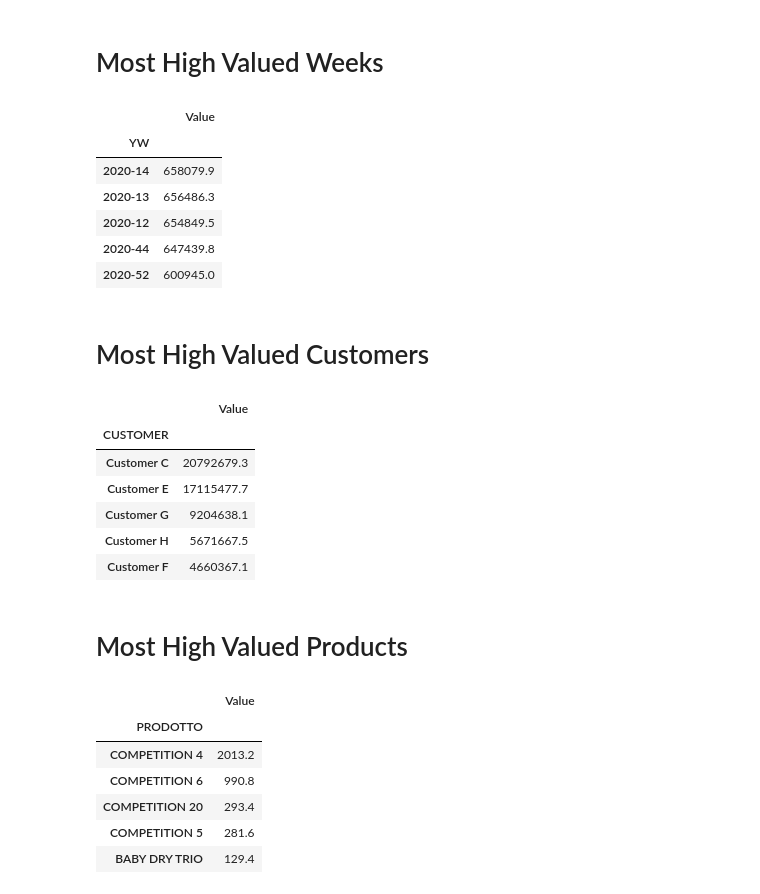
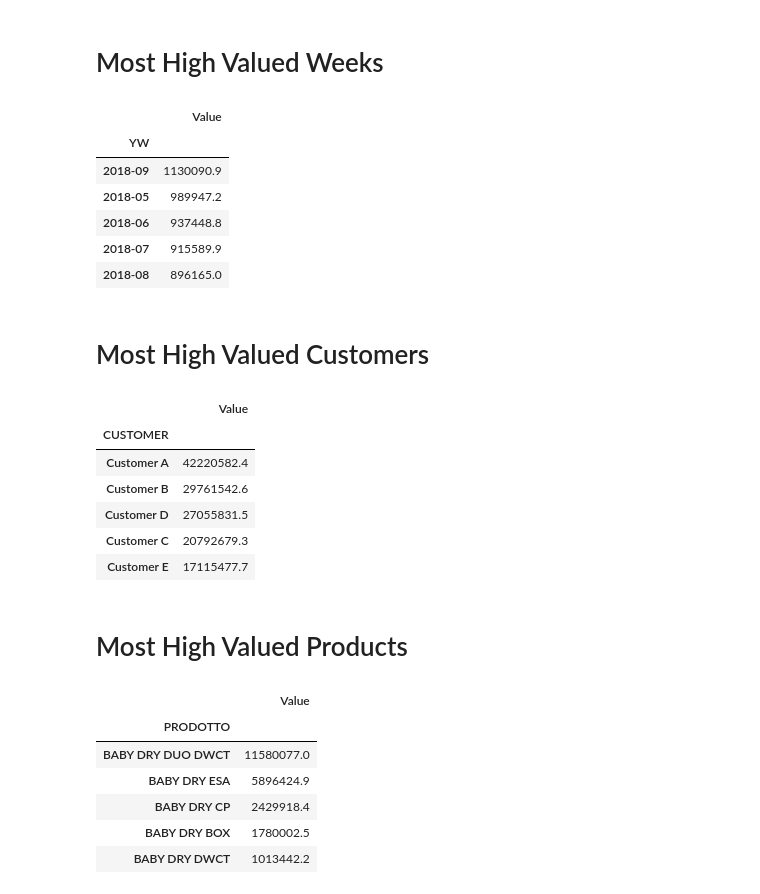
Before and after one commit to khubabshams/game3, a Jupyter notebook: promotional_event_detection.ipynb, the cells around one changed output. Saved outputs shown, nothing was run; the diff lists cells and outputs as text; code cells hidden in the pictures.

```diff
--- a/promotional_event_detection.ipynb
+++ b/promotional_event_detection.ipynb
@@ -145,39 +149,39 @@ df.groupby('YW')[['Units']].sum().plot(figsize=(25,5)) # Group Weeks and thier T
 # %% [markdown]
 # Most High Valued Weeks
 # %%
-value_df = df.groupby('YW')[['Value']].sum().sort_values(by='Value') # Get Top Total Sales Value grouped by week
+value_df = df.groupby('YW')[['Value']].sum() # Get Top Total Sales Value grouped by week
 value_df.head().sort_values(by='Value', ascending=False) # Descending Sort
 # %% [output]
 |  | Value |
 | YW |  |
-| 2020-14 | 658079.9 |
-| 2020-13 | 656486.3 |
-| 2020-12 | 654849.5 |
-| 2020-44 | 647439.8 |
-| 2020-52 | 600945.0 |
+| 2018-09 | 1130090.9 |
+| 2018-05 | 989947.2 |
+| 2018-06 | 937448.8 |
+| 2018-07 | 915589.9 |
+| 2018-08 | 896165.0 |
 # %% [markdown]
 # Most High Valued Customers
 # %%
-customer_df = df.groupby('CUSTOMER')[['Value']].sum().sort_values(by='Value') # Get Top Total Sales Value grouped by customers
+customer_df = df.groupby('CUSTOMER')[['Value']].sum()# Get Top Total Sales Value grouped by customers
 customer_df.head().sort_values(by='Value', ascending=False) # Descending Sort
 # %% [output]
 |  | Value |
 | CUSTOMER |  |
+| Customer A | 42220582.4 |
+| Customer B | 29761542.6 |
+| Customer D | 27055831.5 |
 | Customer C | 20792679.3 |
 | Customer E | 17115477.7 |
-| Customer G | 9204638.1 |
-| Customer H | 5671667.5 |
-| Customer F | 4660367.1 |
 # %% [markdown]
 # Most High Valued Products
 # %%
-product_df = df.groupby('PRODOTTO')[['Value']].sum().sort_values(by='Value') # Get Top Total Sales Value grouped by customers
+product_df = df.groupby('PRODOTTO')[['Value']].sum() # Get Top Total Sales Value grouped by customers
 product_df.head().sort_values(by='Value', ascending=False) # Descending Sort
 # %% [output]
 |  | Value |
 | PRODOTTO |  |
-| COMPETITION 4 | 2013.2 |
-| COMPETITION 6 | 990.8 |
-| COMPETITION 20 | 293.4 |
-| COMPETITION 5 | 281.6 |
-| BABY DRY TRIO | 129.4 |
+| BABY DRY DUO DWCT | 11580077.0 |
+| BABY DRY ESA | 5896424.9 |
+| BABY DRY CP | 2429918.4 |
+| BABY DRY BOX | 1780002.5 |
+| BABY DRY DWCT | 1013442.2 |
```
Also changed, not shown: parts of 1 cell of this notebook.
